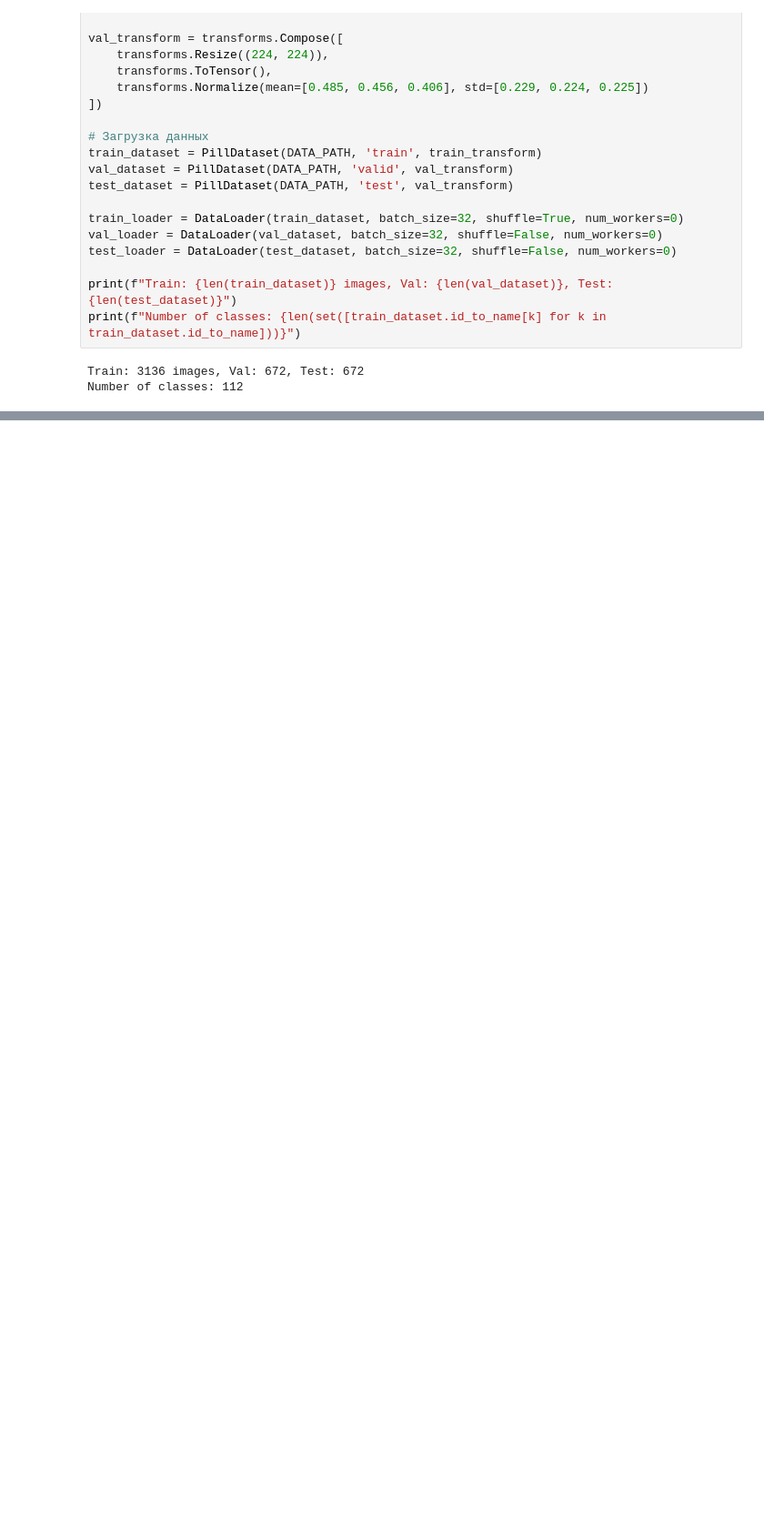
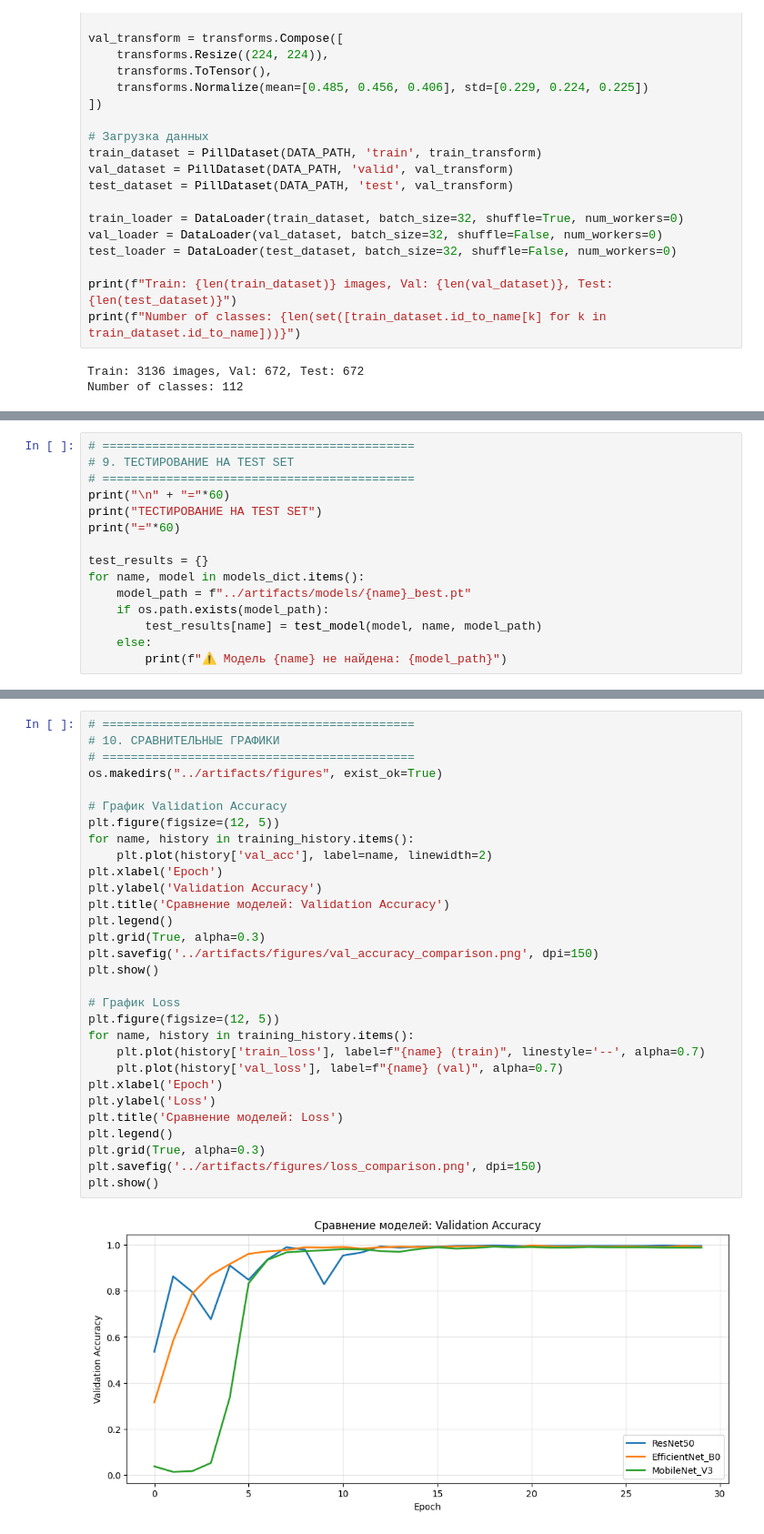
Before and after one commit to saddfrog/ml_Yakunicheva, a Jupyter notebook: project/notebooks/02_train_compare.ipynb, the cells around one changed output, grey strips where cells are left out. Shown at 91% size. Saved outputs shown, nothing was run; the diff lists cells and outputs as text; blank space fills up the shorter version.

Commit message:
02_train_compare done

```diff
--- a/project/notebooks/02_train_compare.ipynb
+++ b/project/notebooks/02_train_compare.ipynb
@@ -247,0 +269,15 @@ KeyboardInterrupt:
+# %%
+# ============================================
+# 9. ТЕСТИРОВАНИЕ НА TEST SET
+# ============================================
+print("\n" + "="*60)
+print("ТЕСТИРОВАНИЕ НА TEST SET")
+print("="*60)
+
+test_results = {}
+for name, model in models_dict.items():
+    model_path = f"../artifacts/models/{name}_best.pt"
+    if os.path.exists(model_path):
+        test_results[name] = test_model(model, name, model_path)
+    else:
+        print(f"⚠️ Модель {name} не найдена: {model_path}")
@@ -247,0 +370,32 @@ KeyboardInterrupt:
+# %%
+# ============================================
+# 10. СРАВНИТЕЛЬНЫЕ ГРАФИКИ
+# ============================================
+os.makedirs("../artifacts/figures", exist_ok=True)
+
+# График Validation Accuracy
+plt.figure(figsize=(12, 5))
+for name, history in training_history.items():
+    plt.plot(history['val_acc'], label=name, linewidth=2)
+plt.xlabel('Epoch')
+plt.ylabel('Validation Accuracy')
+plt.title('Сравнение моделей: Validation Accuracy')
+plt.legend()
+plt.grid(True, alpha=0.3)
+plt.savefig('../artifacts/figures/val_accuracy_comparison.png', dpi=150)
+plt.show()
+
+# График Loss
+plt.figure(figsize=(12, 5))
+for name, history in training_history.items():
+    plt.plot(history['train_loss'], label=f"{name} (train)", linestyle='--', alpha=0.7)
+    plt.plot(history['val_loss'], label=f"{name} (val)", alpha=0.7)
+plt.xlabel('Epoch')
+plt.ylabel('Loss')
+plt.title('Сравнение моделей: Loss')
+plt.legend()
+plt.grid(True, alpha=0.3)
+plt.savefig('../artifacts/figures/loss_comparison.png', dpi=150)
+plt.show()
+# %% [output]
+[figure, added]
```
Also changed, not shown: parts of 13 cells of this notebook, 9 other files.
